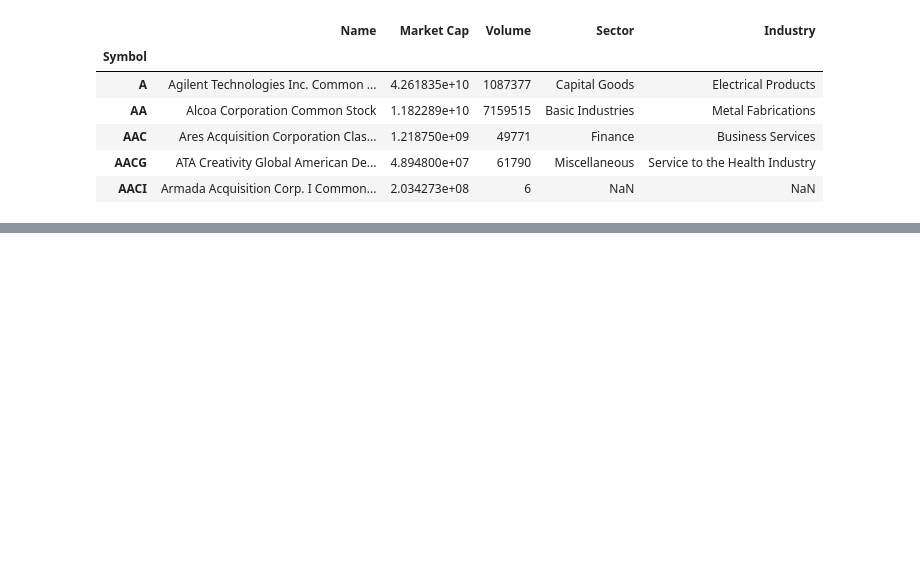
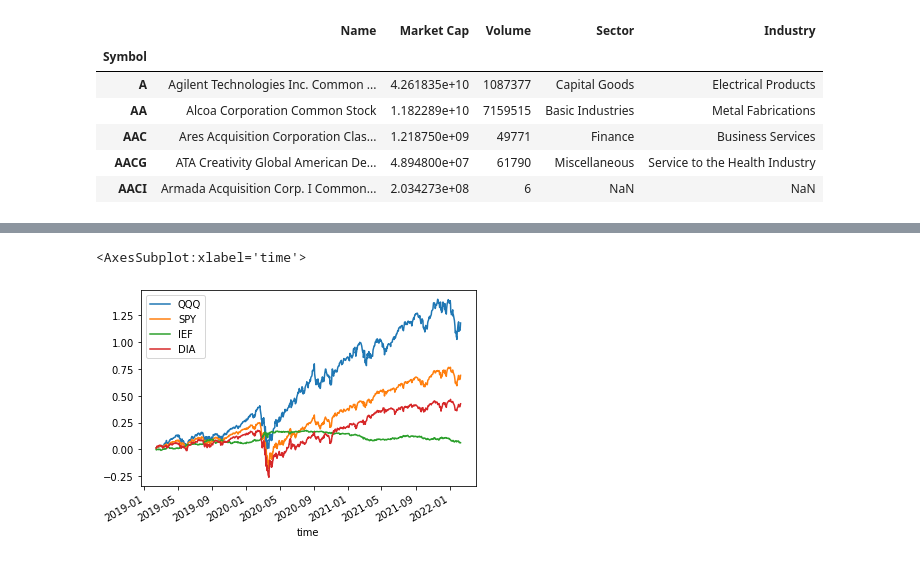
Before and after one commit to Kgross2/portfolio_suitability_app, a Jupyter notebook: portfolio_suitability.ipynb, the cells around one changed output, grey strips where cells are left out. Drawn from its saved outputs; the diff is of its cells as text; code cells hidden in the pictures; blank space fills up the shorter version.

```diff
--- a/portfolio_suitability.ipynb
+++ b/portfolio_suitability.ipynb
@@ -126,0 +129,11 @@ Jacob
+# %%
+# Load env
+load_dotenv()
+alpaca_api_key = os.getenv("ALPACA_API_KEY")
+alpaca_secret_key = os.getenv("ALPACA_SECRET_KEY")
+display(type(alpaca_api_key))
+display(type(alpaca_secret_key))
+alpaca = tradeapi.REST(
+    alpaca_api_key,
+    alpaca_secret_key,
+    api_version="v2")
@@ -228,0 +316,15 @@ nasdaq.head()
+# %%
+
+
+# Visualize distribution of percent change in closing price using a histogram plot
+
+# daily_returns_df["QQQ"].plot.hist(title='QQQ Probability Distribution')
+# daily_returns_df["SPY"].plot.hist(title='SPY Probability Distribution')
+# daily_returns_df["IEF"].plot.hist(title='IEF Probability Distribution')
+# daily_returns_df["DIA"].plot.hist(title='DIA Probability Distribution')
+
+
+
+
+cumulative_returns = (1+daily_returns_df).cumprod()-1
+cumulative_returns.tail()
@@ -229,3 +343,8 @@ nasdaq.head()
+# %%
+cumulative_returns.plot.line()
+# %% [output]
+<AxesSubplot:xlabel='time'>
+[figure, added]
 # %%
 # Run MC Sim for SPY, DIA, IEF, and client selection
 # %%
```
Also changed, not shown: parts of 20 cells of this notebook, 4 other files.
